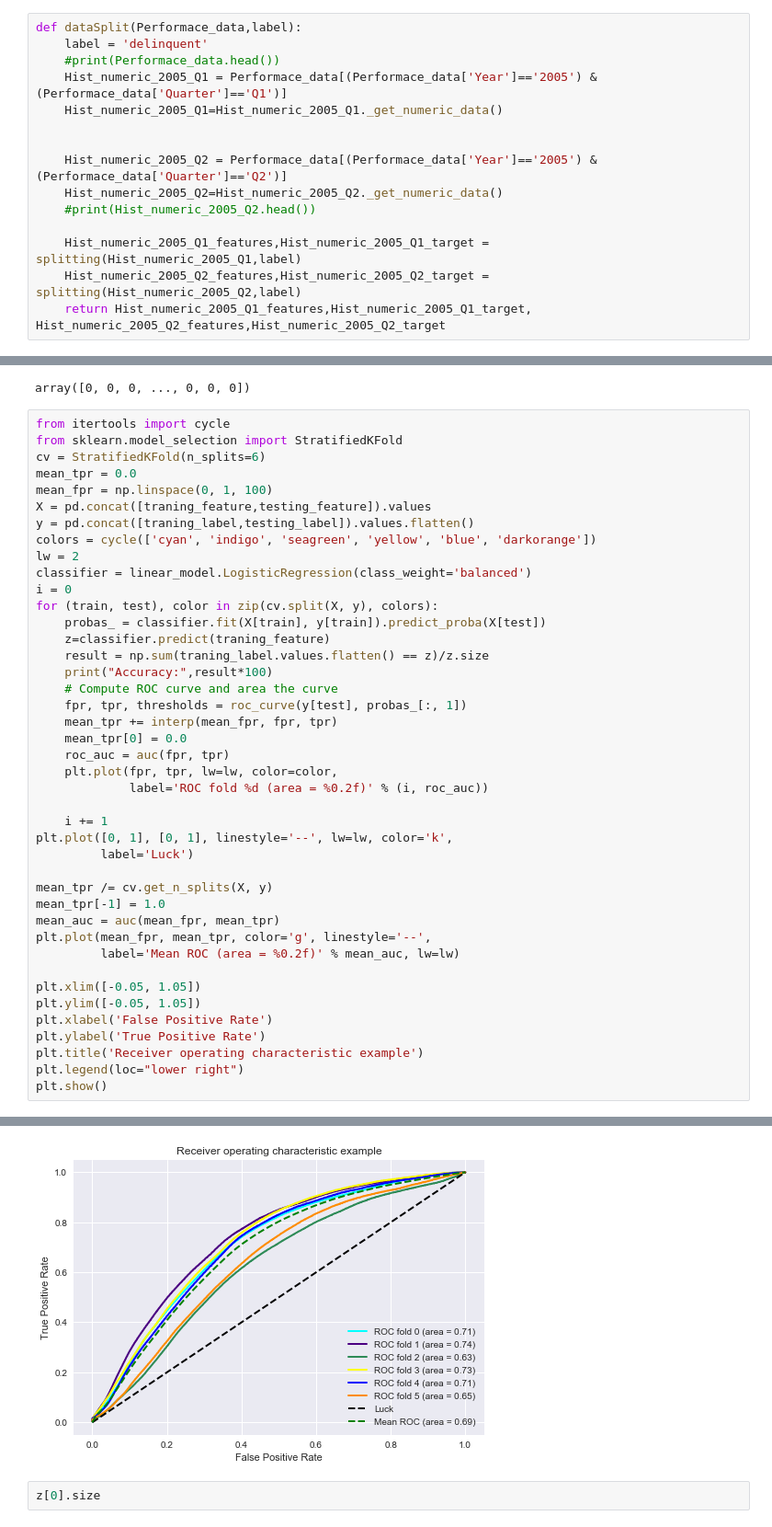
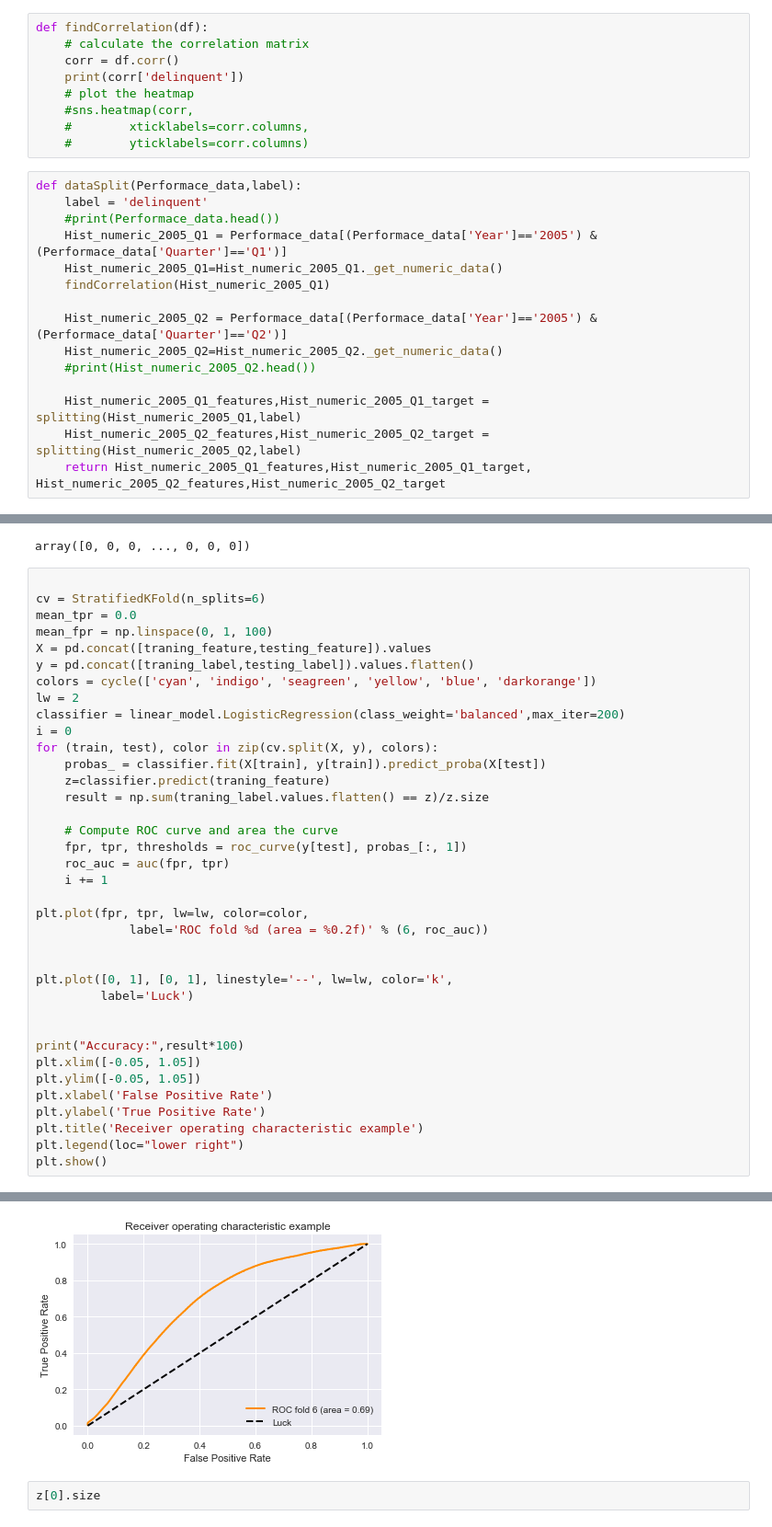
Before and after one commit to supriya-godge/ADS, a Jupyter notebook: Classification.ipynb, the cells around one changed output, grey strips where cells are left out. Shown: that part at 92% size. Saved outputs shown, nothing was run; the diff lists cells and outputs as text.

```diff
--- a/Classification.ipynb
+++ b/Classification.ipynb
@@ -145,10 +145,19 @@ Performace_data.size
+# %%
+def findCorrelation(df):
+    # calculate the correlation matrix
+    corr = df.corr()
+    print(corr['delinquent'])
+    # plot the heatmap
+    #sns.heatmap(corr,
+    #        xticklabels=corr.columns,
+    #        yticklabels=corr.columns)
 # %%
 def dataSplit(Performace_data,label):
     label = 'delinquent'
     #print(Performace_data.head())
     Hist_numeric_2005_Q1 = Performace_data[(Performace_data['Year']=='2005') & (Performace_data['Quarter']=='Q1')]
     Hist_numeric_2005_Q1=Hist_numeric_2005_Q1._get_numeric_data()
-
+    findCorrelation(Hist_numeric_2005_Q1)
 
     Hist_numeric_2005_Q2 = Performace_data[(Performace_data['Year']=='2005') & (Performace_data['Quarter']=='Q2')]
     Hist_numeric_2005_Q2=Hist_numeric_2005_Q2._get_numeric_data()
@@ -227,8 +282,7 @@ traning_label.values.flatten()
 # %% [output]
 array([0, 0, 0, ..., 0, 0, 0])
 # %%
-from itertools import cycle
-from sklearn.model_selection import StratifiedKFold
+
 cv = StratifiedKFold(n_splits=6)
 mean_tpr = 0.0
 mean_fpr = np.linspace(0, 1, 100)
@@ -236,31 +290,27 @@ X = pd.concat([traning_feature,testing_feature]).values
 y = pd.concat([traning_label,testing_label]).values.flatten()
 colors = cycle(['cyan', 'indigo', 'seagreen', 'yellow', 'blue', 'darkorange'])
 lw = 2
-classifier = linear_model.LogisticRegression(class_weight='balanced')
+classifier = linear_model.LogisticRegression(class_weight='balanced',max_iter=200)
 i = 0
 for (train, test), color in zip(cv.split(X, y), colors):
     probas_ = classifier.fit(X[train], y[train]).predict_proba(X[test])
     z=classifier.predict(traning_feature)
     result = np.sum(traning_label.values.flatten() == z)/z.size
-    print("Accuracy:",result*100)
+
     # Compute ROC curve and area the curve
     fpr, tpr, thresholds = roc_curve(y[test], probas_[:, 1])
-    mean_tpr += interp(mean_fpr, fpr, tpr)
-    mean_tpr[0] = 0.0
     roc_auc = auc(fpr, tpr)
-    plt.plot(fpr, tpr, lw=lw, color=color,
-             label='ROC fold %d (area = %0.2f)' % (i, roc_auc))
+    i += 1
 
-    i += 1
+plt.plot(fpr, tpr, lw=lw, color=color,
+             label='ROC fold %d (area = %0.2f)' % (6, roc_auc))
+
+
 plt.plot([0, 1], [0, 1], linestyle='--', lw=lw, color='k',
          label='Luck')
 
-mean_tpr /= cv.get_n_splits(X, y)
-mean_tpr[-1] = 1.0
-mean_auc = auc(mean_fpr, mean_tpr)
-plt.plot(mean_fpr, mean_tpr, color='g', linestyle='--',
-         label='Mean ROC (area = %0.2f)' % mean_auc, lw=lw)
 
+print("Accuracy:",result*100)
 plt.xlim([-0.05, 1.05])
 plt.ylim([-0.05, 1.05])
 plt.xlabel('False Positive Rate')
@@ -278,4 +323,4 @@ Accuracy: 58.9269174144
-[figure, old version]
+[figure, new version]
 # %%
 z[0].size
 # %% [output]
```
Also changed, not shown: parts of 16 cells of this notebook.
